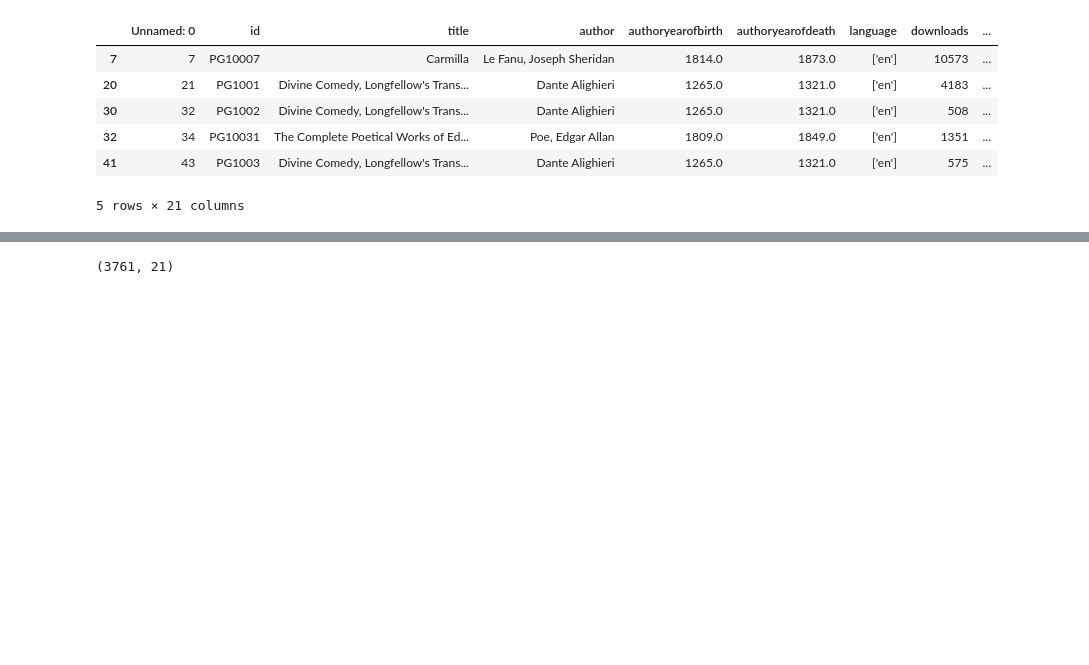
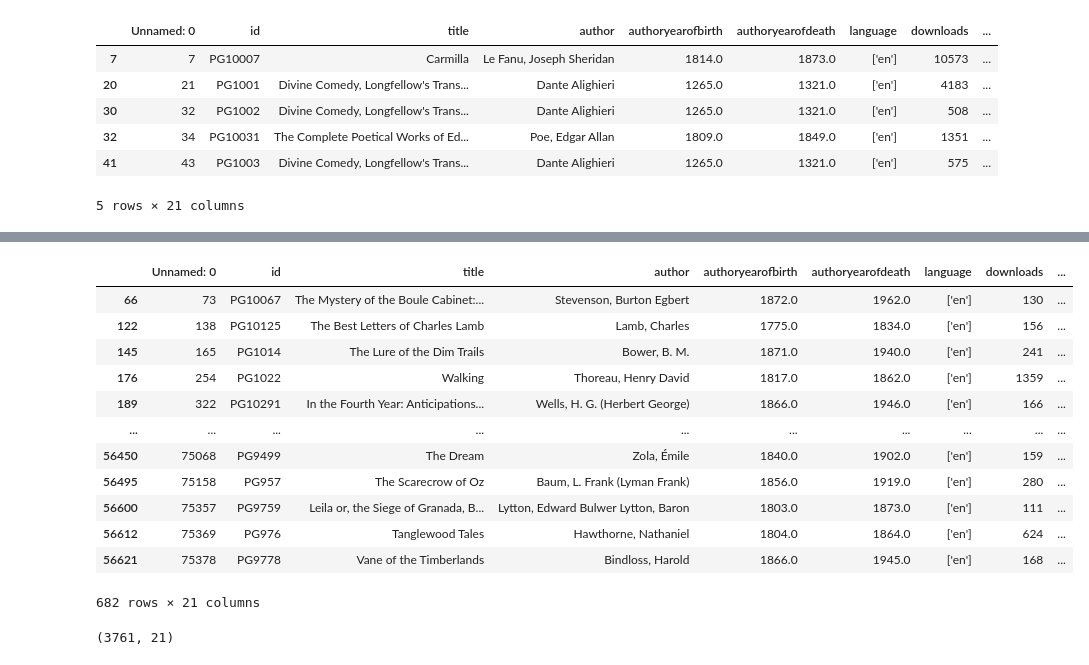
Before and after one commit to xHunterW/gutenberg_corpus_analysis, a Jupyter notebook: dataset_creator.ipynb, the cells around one changed output, grey strips where cells are left out. Saved outputs shown, nothing was run; the diff lists cells and outputs as text; code cells hidden in the pictures; blank space fills up the shorter version.

```diff
--- a/dataset_creator.ipynb
+++ b/dataset_creator.ipynb
@@ -567,7 +540,7 @@ def normalize_df_by_author(df, how='word_count', goal_num=2000000, delta = 10000
     """
     Makes it so each author has books with the same number of lines (or words, ).
     """
-
+    df = df.copy()  # Create a copy to avoid modifying the original
     authors = df['author'].unique()
     for author in authors:
         tdf = df[df['author'] == author]
@@ -598,5 +575,19 @@ def normalize_df_by_author(df, how='word_count', goal_num=2000000, delta = 10000
 # %%
-normalize_df_by_author(df, how='line_count', goal_num=10000, delta = 1000)
+normalize_df_by_author(df2, how='line_count', goal_num=10000, delta = 1000)
+# %% [output]
+|  | Unnamed: 0 | id | title | author | authoryearofbirth | authoryearofdeath | language | downloads | ... |
+| 66 | 73 | PG10067 | The Mystery of the Boule Cabinet:... | Stevenson, Burton Egbert | 1872.0 | 1962.0 | ['en'] | 130 | ... |
+| 122 | 138 | PG10125 | The Best Letters of Charles Lamb | Lamb, Charles | 1775.0 | 1834.0 | ['en'] | 156 | ... |
+| 145 | 165 | PG1014 | The Lure of the Dim Trails | Bower, B. M. | 1871.0 | 1940.0 | ['en'] | 241 | ... |
+| 176 | 254 | PG1022 | Walking | Thoreau, Henry David | 1817.0 | 1862.0 | ['en'] | 1359 | ... |
+| 189 | 322 | PG10291 | In the Fourth Year: Anticipations... | Wells, H. G. (Herbert George) | 1866.0 | 1946.0 | ['en'] | 166 | ... |
+| ... | ... | ... | ... | ... | ... | ... | ... | ... | ... |
+| 56450 | 75068 | PG9499 | The Dream | Zola, Émile | 1840.0 | 1902.0 | ['en'] | 159 | ... |
+| 56495 | 75158 | PG957 | The Scarecrow of Oz | Baum, L. Frank (Lyman Frank) | 1856.0 | 1919.0 | ['en'] | 280 | ... |
+| 56600 | 75357 | PG9759 | Leila or, the Siege of Granada, B... | Lytton, Edward Bulwer Lytton, Baron | 1803.0 | 1873.0 | ['en'] | 111 | ... |
+| 56612 | 75369 | PG976 | Tanglewood Tales | Hawthorne, Nathaniel | 1804.0 | 1864.0 | ['en'] | 624 | ... |
+| 56621 | 75378 | PG9778 | Vane of the Timberlands | Bindloss, Harold | 1866.0 | 1945.0 | ['en'] | 168 | ... |
+682 rows × 21 columns
 # %%
 # What should be the minimum number of books per author?
 book_count_cutoff=30
```
Also changed, not shown: parts of 17 cells of this notebook, 5 other files.
